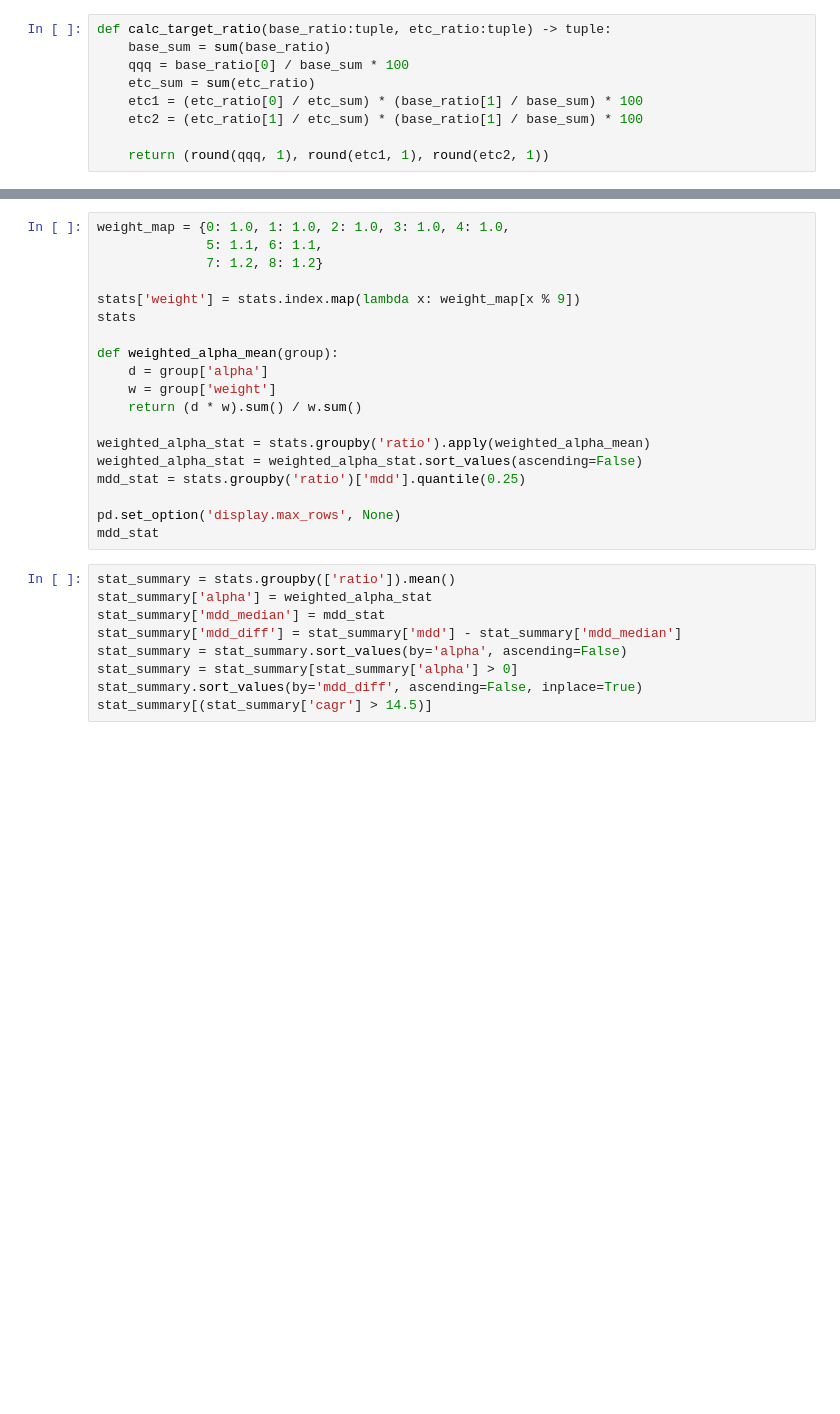
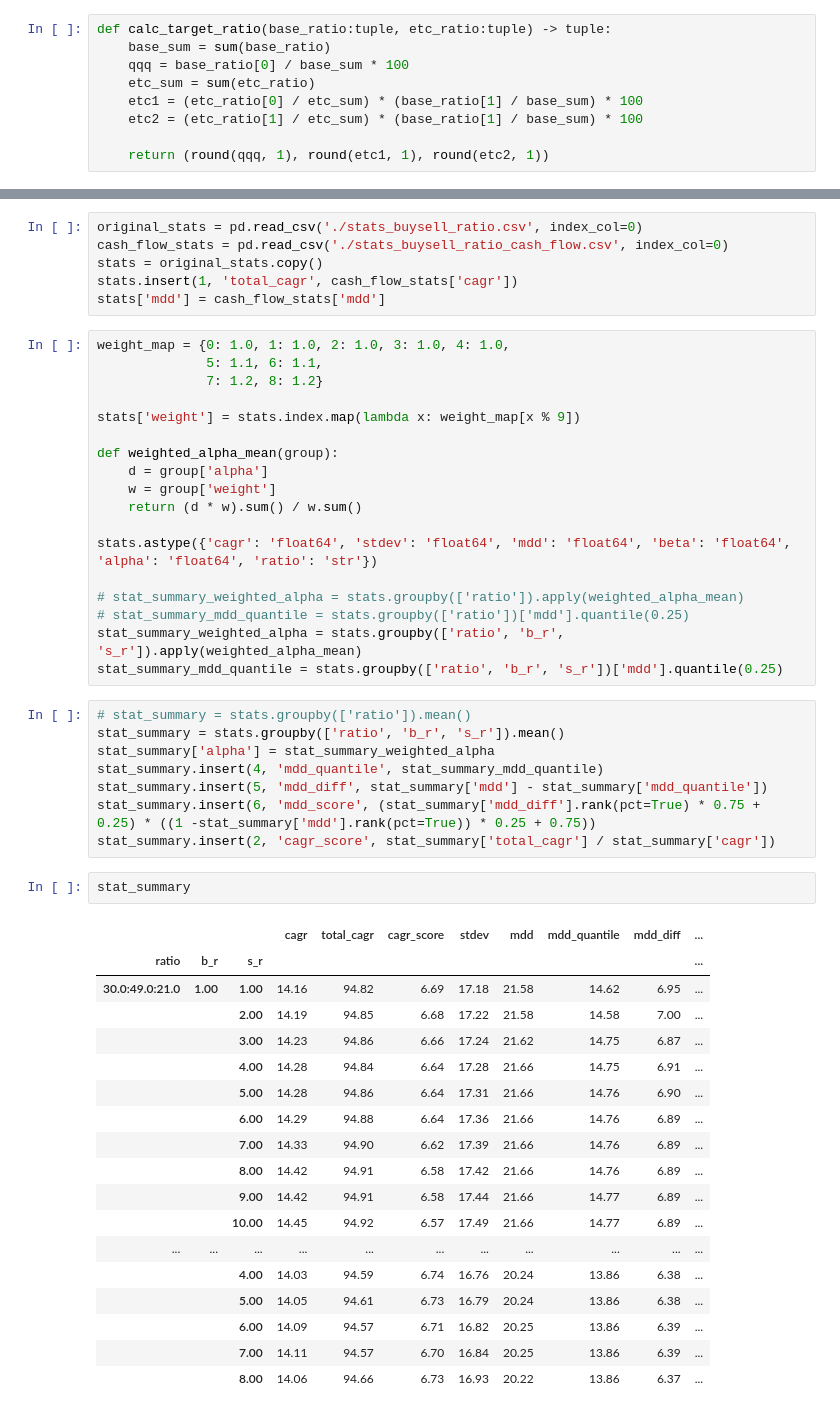
Before and after one commit to RookImS/portfolio_tool, a Jupyter notebook: portfolio.ipynb, the cells around one changed output, grey strips where cells are left out. Saved outputs shown, nothing was run; the diff lists cells and outputs as text; blank space fills up the shorter version.

```diff
--- a/portfolio.ipynb
+++ b/portfolio.ipynb
@@ -155,29 +196,54 @@ stats
+# %%
+original_stats = pd.read_csv('./stats_buysell_ratio.csv', index_col=0)
+cash_flow_stats = pd.read_csv('./stats_buysell_ratio_cash_flow.csv', index_col=0)
+stats = original_stats.copy()
+stats.insert(1, 'total_cagr', cash_flow_stats['cagr'])
+stats['mdd'] = cash_flow_stats['mdd']
 # %%
 weight_map = {0: 1.0, 1: 1.0, 2: 1.0, 3: 1.0, 4: 1.0,
               5: 1.1, 6: 1.1,
               7: 1.2, 8: 1.2}
 
 stats['weight'] = stats.index.map(lambda x: weight_map[x % 9])
-stats
 
 def weighted_alpha_mean(group):
     d = group['alpha']
     w = group['weight']
     return (d * w).sum() / w.sum()
 
-weighted_alpha_stat = stats.groupby('ratio').apply(weighted_alpha_mean)
-weighted_alpha_stat = weighted_alpha_stat.sort_values(ascending=False)
-mdd_stat = stats.groupby('ratio')['mdd'].quantile(0.25)
+stats.astype({'cagr': 'float64', 'stdev': 'float64', 'mdd': 'float64', 'beta': 'float64', 'alpha': 'float64', 'ratio': 'str'})
 
-pd.set_option('display.max_rows', None)
-mdd_stat
+# stat_summary_weighted_alpha = stats.groupby(['ratio']).apply(weighted_alpha_mean)
+# stat_summary_mdd_quantile = stats.groupby(['ratio'])['mdd'].quantile(0.25)
+stat_summary_weighted_alpha = stats.groupby(['ratio', 'b_r', 's_r']).apply(weighted_alpha_mean)
+stat_summary_mdd_quantile = stats.groupby(['ratio', 'b_r', 's_r'])['mdd'].quantile(0.25)
 # %%
-stat_summary = stats.groupby(['ratio']).mean()
-stat_summary['alpha'] = weighted_alpha_stat
-stat_summary['mdd_median'] = mdd_stat
-stat_summary['mdd_diff'] = stat_summary['mdd'] - stat_summary['mdd_median']
-stat_summary = stat_summary.sort_values(by='alpha', ascending=False)
-stat_summary = stat_summary[stat_summary['alpha'] > 0]
-stat_summary.sort_values(by='mdd_diff', ascending=False, inplace=True)
-stat_summary[(stat_summary['cagr'] > 14.5)]
+# stat_summary = stats.groupby(['ratio']).mean()
+stat_summary = stats.groupby(['ratio', 'b_r', 's_r']).mean()
+stat_summary['alpha'] = stat_summary_weighted_alpha
+stat_summary.insert(4, 'mdd_quantile', stat_summary_mdd_quantile)
+stat_summary.insert(5, 'mdd_diff', stat_summary['mdd'] - stat_summary['mdd_quantile'])
+stat_summary.insert(6, 'mdd_score', (stat_summary['mdd_diff'].rank(pct=True) * 0.75 + 0.25) * ((1 -stat_summary['mdd'].rank(pct=True)) * 0.25 + 0.75))
+stat_summary.insert(2, 'cagr_score', stat_summary['total_cagr'] / stat_summary['cagr'])
+# %%
+stat_summary
+# %% [output]
+|  |  |  | cagr | total_cagr | cagr_score | stdev | mdd | mdd_quantile | mdd_diff | ... |
+| ratio | b_r | s_r |  |  |  |  |  |  |  | ... |
+| 30.0:49.0:21.0 | 1.00 | 1.00 | 14.16 | 94.82 | 6.69 | 17.18 | 21.58 | 14.62 | 6.95 | ... |
+|  |  | 2.00 | 14.19 | 94.85 | 6.68 | 17.22 | 21.58 | 14.58 | 7.00 | ... |
+|  |  | 3.00 | 14.23 | 94.86 | 6.66 | 17.24 | 21.62 | 14.75 | 6.87 | ... |
+|  |  | 4.00 | 14.28 | 94.84 | 6.64 | 17.28 | 21.66 | 14.75 | 6.91 | ... |
+|  |  | 5.00 | 14.28 | 94.86 | 6.64 | 17.31 | 21.66 | 14.76 | 6.90 | ... |
+|  |  | 6.00 | 14.29 | 94.88 | 6.64 | 17.36 | 21.66 | 14.76 | 6.89 | ... |
+|  |  | 7.00 | 14.33 | 94.90 | 6.62 | 17.39 | 21.66 | 14.76 | 6.89 | ... |
+|  |  | 8.00 | 14.42 | 94.91 | 6.58 | 17.42 | 21.66 | 14.76 | 6.89 | ... |
+|  |  | 9.00 | 14.42 | 94.91 | 6.58 | 17.44 | 21.66 | 14.77 | 6.89 | ... |
+|  |  | 10.00 | 14.45 | 94.92 | 6.57 | 17.49 | 21.66 | 14.77 | 6.89 | ... |
+| ... | ... | ... | ... | ... | ... | ... | ... | ... | ... | ... |
+|  |  | 4.00 | 14.03 | 94.59 | 6.74 | 16.76 | 20.24 | 13.86 | 6.38 | ... |
+|  |  | 5.00 | 14.05 | 94.61 | 6.73 | 16.79 | 20.24 | 13.86 | 6.38 | ... |
+|  |  | 6.00 | 14.09 | 94.57 | 6.71 | 16.82 | 20.25 | 13.86 | 6.39 | ... |
+|  |  | 7.00 | 14.11 | 94.57 | 6.70 | 16.84 | 20.25 | 13.86 | 6.39 | ... |
+|  |  | 8.00 | 14.06 | 94.66 | 6.73 | 16.93 | 20.22 | 13.86 | 6.37 | ... |
 # %%
```
Also changed, not shown: parts of 15 cells of this notebook, 7 other files.
